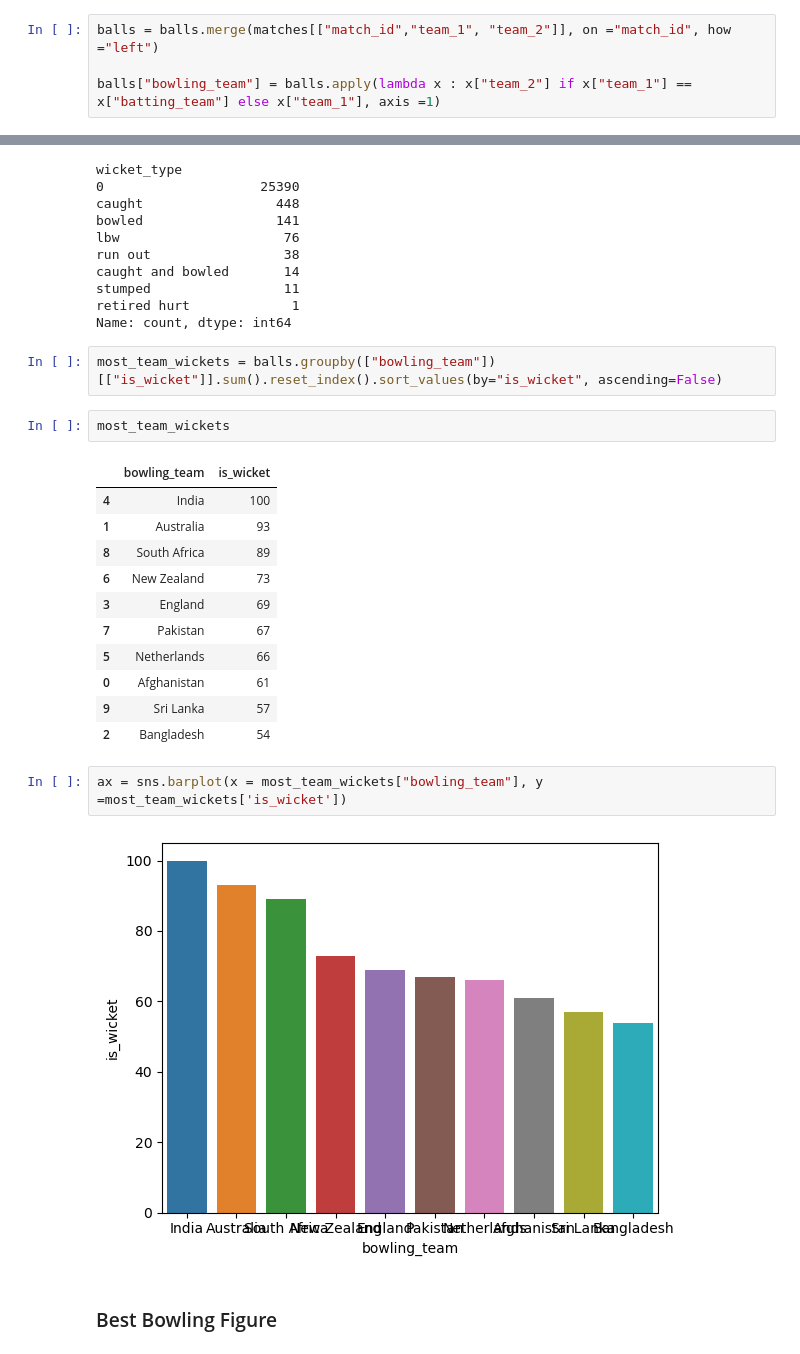
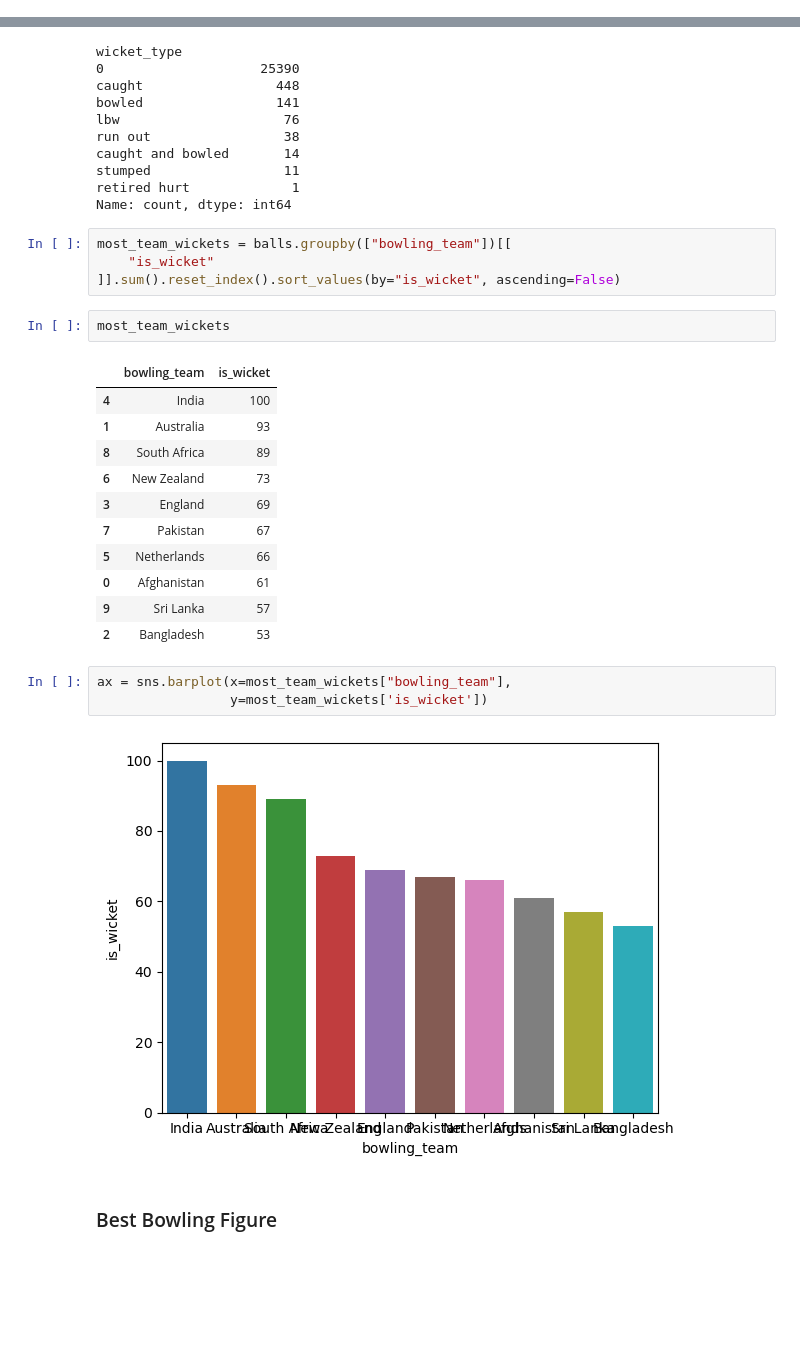
Before and after one commit to Shreycasm/Cricket-world-Cup-Score-Predictor-, a Jupyter notebook: expreiments/analysis.ipynb, the cells around one changed output, grey strips where cells are left out. Saved outputs shown, nothing was run; the diff lists cells and outputs as text; blank space fills up the shorter version.

```diff
--- a/expreiments/analysis.ipynb
+++ b/expreiments/analysis.ipynb
@@ -31,10 +32,6 @@ matches = pd.read_csv('cwc_2023_matches.csv')
 balls = pd.read_csv('cwc_2023_balls.csv')
 # %% [markdown]
 # Analysis
-# %%
-balls = balls.merge(matches[["match_id","team_1", "team_2"]], on ="match_id", how ="left")
-
-balls["bowling_team"] = balls.apply(lambda x : x["team_2"] if x["team_1"] == x["batting_team"] else x["team_1"], axis =1)
 # %% [markdown]
 ## Bowling Stats
 # %% [markdown]
@@ -53,7 +50,9 @@ stumped                 11
 retired hurt             1
 Name: count, dtype: int64
 # %%
-most_team_wickets = balls.groupby(["bowling_team"])[["is_wicket"]].sum().reset_index().sort_values(by="is_wicket", ascending=False)
+most_team_wickets = balls.groupby(["bowling_team"])[[
+    "is_wicket"
+]].sum().reset_index().sort_values(by="is_wicket", ascending=False)
 # %%
 most_team_wickets
 # %% [output]
@@ -67,11 +66,12 @@ most_team_wickets
 | 5 | Netherlands | 66 |
 | 0 | Afghanistan | 61 |
 | 9 | Sri Lanka | 57 |
-| 2 | Bangladesh | 54 |
+| 2 | Bangladesh | 53 |
 # %%
-ax = sns.barplot(x = most_team_wickets["bowling_team"], y =most_team_wickets['is_wicket'])
+ax = sns.barplot(x=most_team_wickets["bowling_team"],
+                 y=most_team_wickets['is_wicket'])
 # %% [output]
-[figure, old version]
+[figure, new version]
 # %% [markdown]
 ### Best Bowling Figure
 # %%
```
Also changed, not shown: parts of 61 cells of this notebook, 7 other files.
